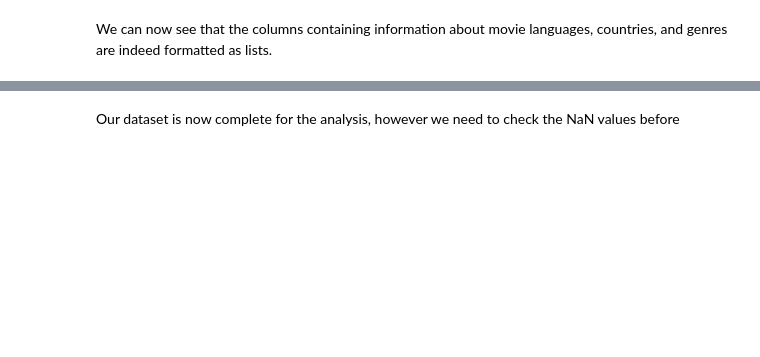
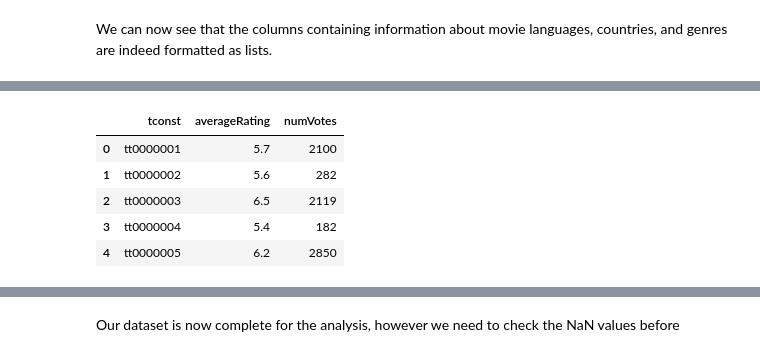
Before and after one commit to epfl-ada/ada-2024-project-padawans, a Jupyter notebook: results.ipynb, the cells around one changed output, grey strips where cells are left out. Saved outputs shown, nothing was run; the diff lists cells and outputs as text; code cells hidden in the pictures; blank space fills up the shorter version.

```diff
--- a/results.ipynb
+++ b/results.ipynb
@@ -227,0 +303,11 @@ movies_ratings.head()
+# %%
+# Load dataset
+ratings_df = pd.read_csv('data/title.ratings.tsv', sep='\t')
+ratings_df.head()
+# %% [output]
+|  | tconst | averageRating | numVotes |
+| 0 | tt0000001 | 5.7 | 2100 |
+| 1 | tt0000002 | 5.6 | 282 |
+| 2 | tt0000003 | 6.5 | 2119 |
+| 3 | tt0000004 | 5.4 | 182 |
+| 4 | tt0000005 | 6.2 | 2850 |
```
Also changed, not shown: parts of 68 cells of this notebook.
